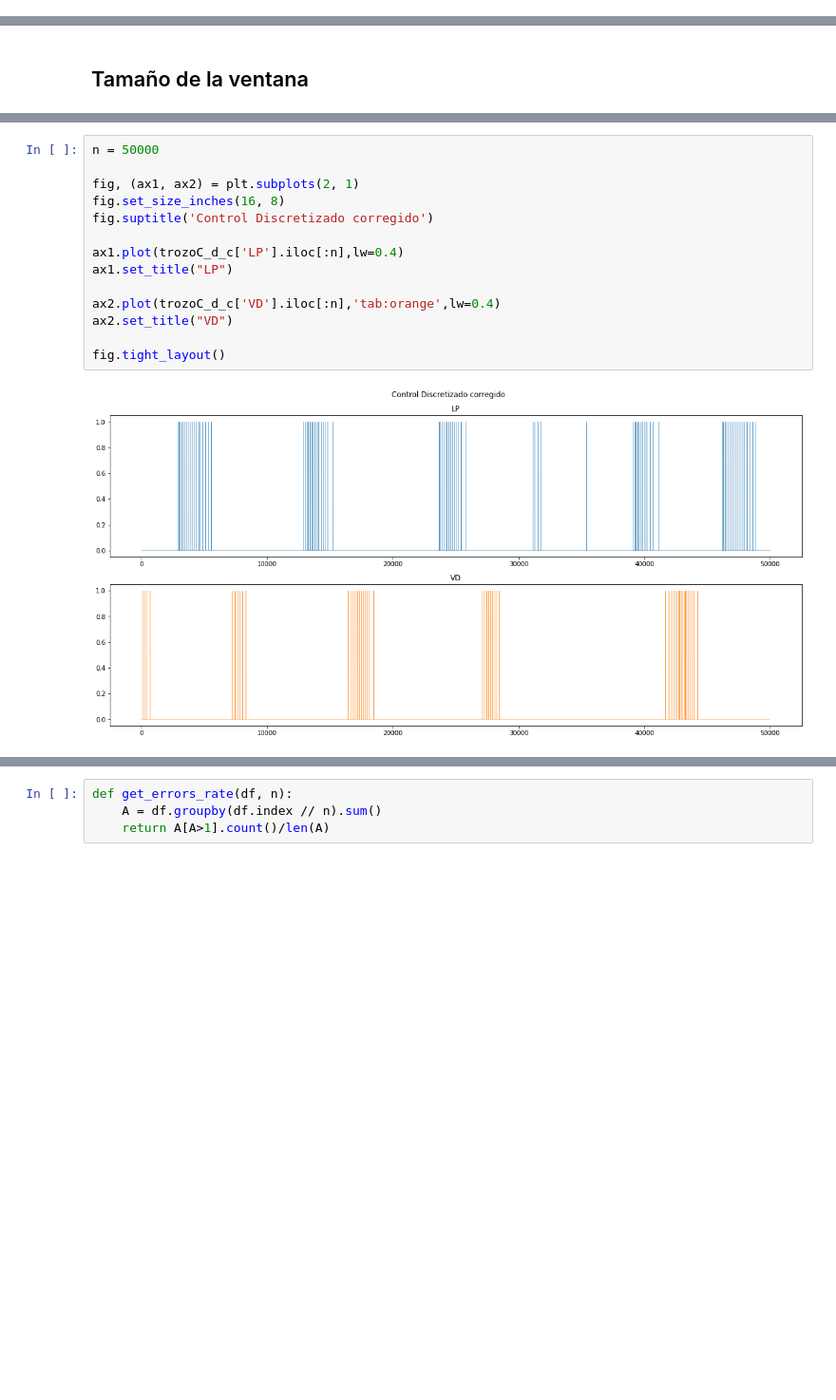
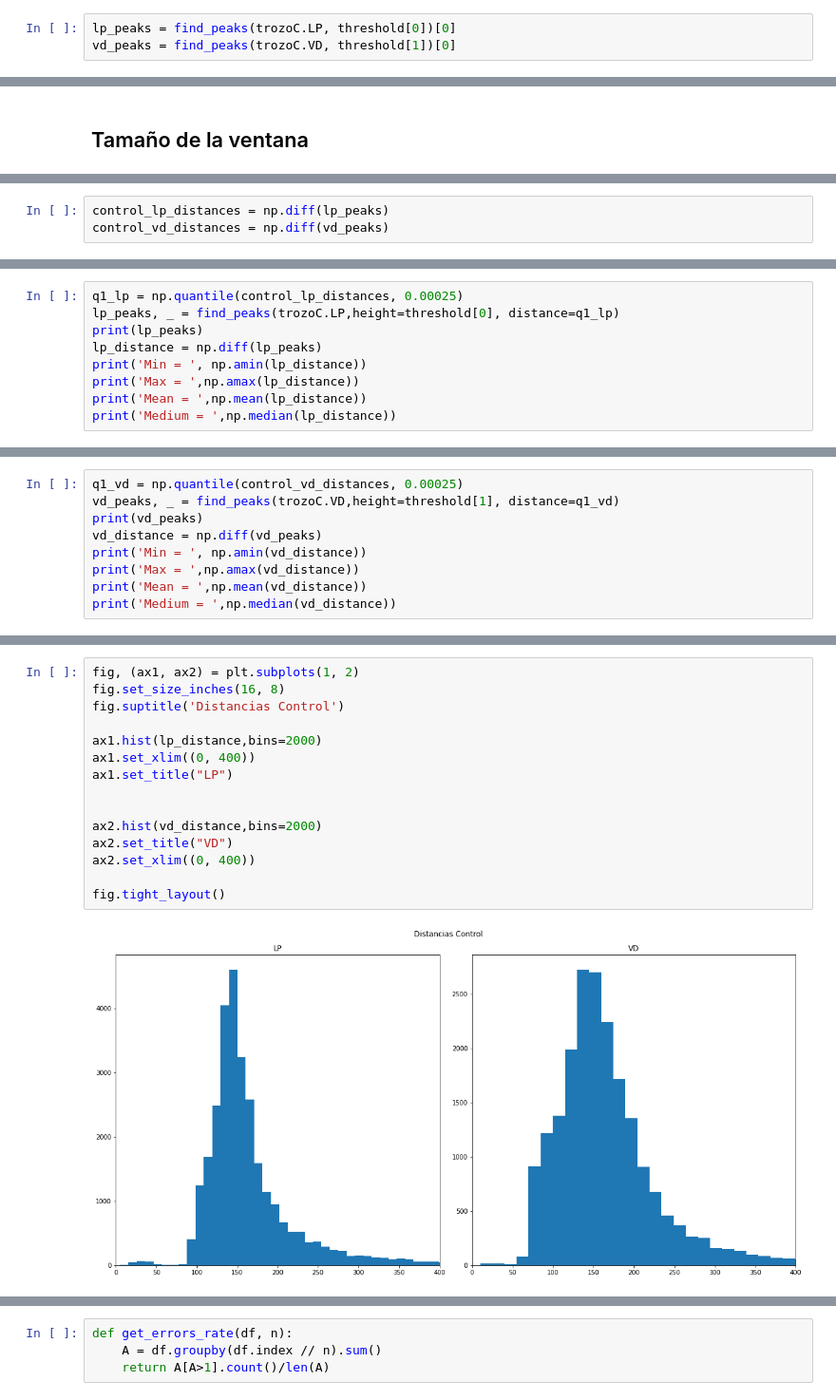
Before and after one commit to glorelvalle/mucd-mg, a Jupyter notebook: ti/analisis_datos.ipynb, the cells around one changed output, grey strips where cells are left out. Shown at 95% size. Saved outputs shown, nothing was run; the diff lists cells and outputs as text; blank space fills up the shorter version.

```diff
--- a/ti/analisis_datos.ipynb
+++ b/ti/analisis_datos.ipynb
@@ -149 +179,4 @@ spikes_vd_idx = get_spikes_index(trozoC_d,'VD')
+# %%
+lp_peaks = find_peaks(trozoC.LP, threshold[0])[0]
+vd_peaks = find_peaks(trozoC.VD, threshold[1])[0]
 # %%
@@ -195,0 +205,3 @@ Distancias MinMax entre spikes Control VD =  1 29903
+# %%
+control_lp_distances = np.diff(lp_peaks)
+control_vd_distances = np.diff(vd_peaks)
@@ -223,0 +252,9 @@ trozoC_d_c['VD'][spikes_vd_idx] = 1
+# %%
+q1_lp = np.quantile(control_lp_distances, 0.00025)
+lp_peaks, _ = find_peaks(trozoC.LP,height=threshold[0], distance=q1_lp)
+print(lp_peaks)
+lp_distance = np.diff(lp_peaks)
+print('Min = ', np.amin(lp_distance))
+print('Max = ',np.amax(lp_distance))
+print('Mean = ',np.mean(lp_distance))
+print('Medium = ',np.median(lp_distance))
@@ -223,0 +267,9 @@ trozoC_d_c['VD'][spikes_vd_idx] = 1
+# %%
+q1_vd = np.quantile(control_vd_distances, 0.00025)
+vd_peaks, _ = find_peaks(trozoC.VD,height=threshold[1], distance=q1_vd)
+print(vd_peaks)
+vd_distance = np.diff(vd_peaks)
+print('Min = ', np.amin(vd_distance))
+print('Max = ',np.amax(vd_distance))
+print('Mean = ',np.mean(vd_distance))
+print('Medium = ',np.median(vd_distance))
@@ -224,16 +282,17 @@ trozoC_d_c['VD'][spikes_vd_idx] = 1
 # %%
-n = 50000
+fig, (ax1, ax2) = plt.subplots(1, 2)
+fig.set_size_inches(16, 8)
+fig.suptitle('Distancias Control')
 
-fig, (ax1, ax2) = plt.subplots(2, 1)
-fig.set_size_inches(16, 8)
-fig.suptitle('Control Discretizado corregido')
-
-ax1.plot(trozoC_d_c['LP'].iloc[:n],lw=0.4)
+ax1.hist(lp_distance,bins=2000)
+ax1.set_xlim((0, 400))
 ax1.set_title("LP")
 
-ax2.plot(trozoC_d_c['VD'].iloc[:n],'tab:orange',lw=0.4)
+
+ax2.hist(vd_distance,bins=2000)
 ax2.set_title("VD")
+ax2.set_xlim((0, 400))
 
 fig.tight_layout()
 # %% [output]
-[figure, old version]
+[figure, new version]
```
Also changed, not shown: parts of 34 cells of this notebook.
